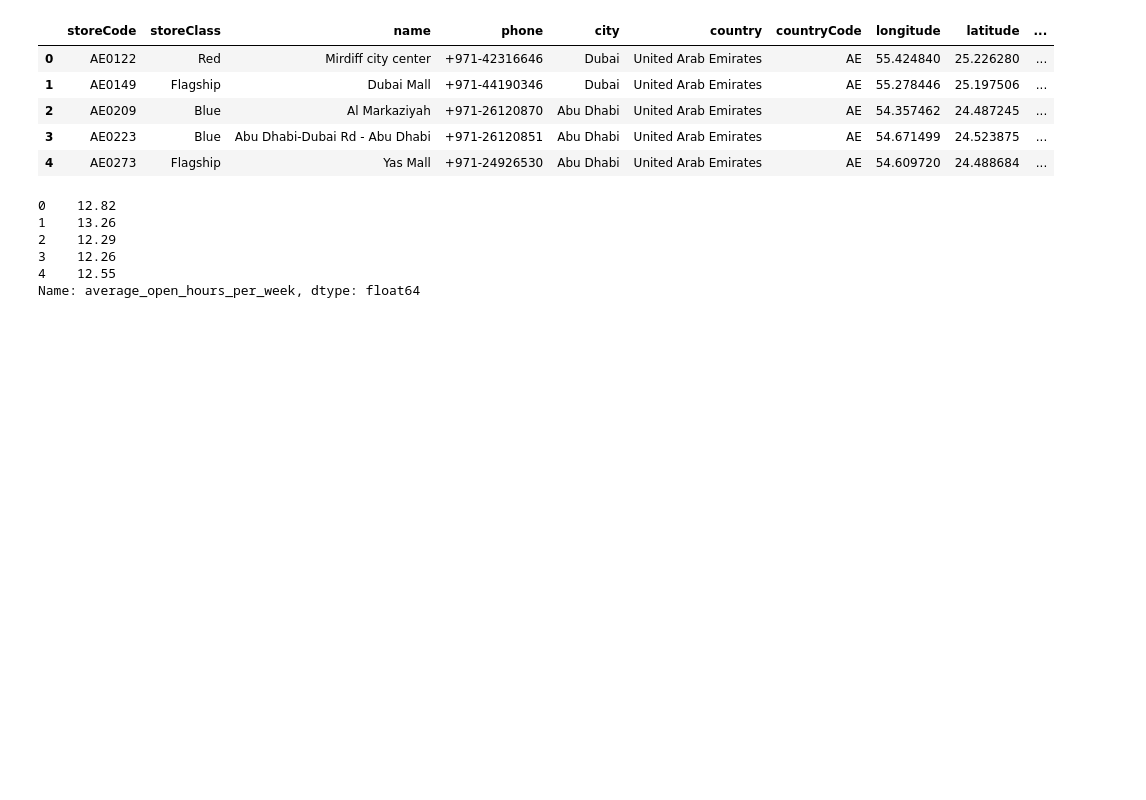
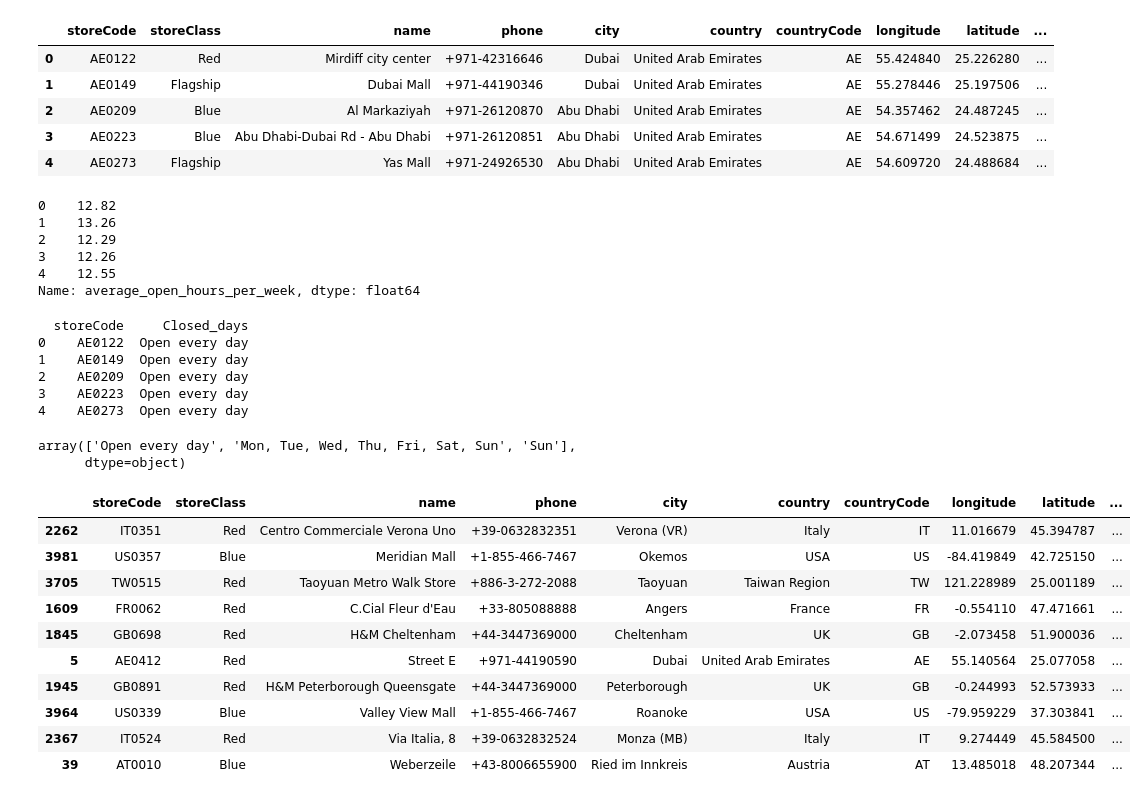
Before and after one commit to anamolinero/andrea-ana, a Jupyter notebook: documents/02_eda_stores.ipynb, the cells around one changed output. Cells and saved outputs as stored; diff of their text form; code cells hidden in the pictures; blank space fills up the shorter version.

```diff
--- a/documents/02_eda_stores.ipynb
+++ b/documents/02_eda_stores.ipynb
@@ -197,5 +197,45 @@ df_shops["average_open_hours_per_week"].head()
 3    12.26
 4    12.55
 Name: average_open_hours_per_week, dtype: float64
+# %%
+days = ['Mon', 'Tue', 'Wed', 'Thu', 'Fri', 'Sat', 'Sun']
+# %%
+def closed_days(row):
+    closed = []
+    for day in days:
+        if pd.isna(row[f'{day}_open_hours']):
+            closed.append(day)
+    return ', '.join(closed) if closed else 'Open every day'
+
+df_shops['Closed_days'] = df_shops.apply(closed_days, axis=1)
+
+# Mostrar ejemplo
+print(df_shops[['storeCode', 'Closed_days']].head())
+# %% [output]
+  storeCode     Closed_days
+0    AE0122  Open every day
+1    AE0149  Open every day
+2    AE0209  Open every day
+3    AE0223  Open every day
+4    AE0273  Open every day
+# %%
+df_shops['Closed_days'].unique()
+# %% [output]
+array(['Open every day', 'Mon, Tue, Wed, Thu, Fri, Sat, Sun', 'Sun'],
+      dtype=object)
+# %%
+df_shops.sample(10)
+# %% [output]
+|  | storeCode | storeClass | name | phone | city | country | countryCode | longitude | latitude | ... |
+| 2262 | IT0351 | Red | Centro Commerciale Verona Uno | +39-0632832351 | Verona (VR) | Italy | IT | 11.016679 | 45.394787 | ... |
+| 3981 | US0357 | Blue | Meridian Mall | +1-855-466-7467 | Okemos | USA | US | -84.419849 | 42.725150 | ... |
+| 3705 | TW0515 | Red | Taoyuan Metro Walk Store | +886-3-272-2088 | Taoyuan | Taiwan Region | TW | 121.228989 | 25.001189 | ... |
+| 1609 | FR0062 | Red | C.Cial Fleur d'Eau | +33-805088888 | Angers | France | FR | -0.554110 | 47.471661 | ... |
+| 1845 | GB0698 | Red | H&M Cheltenham | +44-3447369000 | Cheltenham | UK | GB | -2.073458 | 51.900036 | ... |
+| 5 | AE0412 | Red | Street E | +971-44190590 | Dubai | United Arab Emirates | AE | 55.140564 | 25.077058 | ... |
+| 1945 | GB0891 | Red | H&M Peterborough Queensgate | +44-3447369000 | Peterborough | UK | GB | -0.244993 | 52.573933 | ... |
+| 3964 | US0339 | Blue | Valley View Mall | +1-855-466-7467 | Roanoke | USA | US | -79.959229 | 37.303841 | ... |
+| 2367 | IT0524 | Red | Via Italia, 8 | +39-0632832524 | Monza (MB) | Italy | IT | 9.274449 | 45.584500 | ... |
+| 39 | AT0010 | Blue | Weberzeile | +43-8006655900 | Ried im Innkreis | Austria | AT | 13.485018 | 48.207344 | ... |
 # %%
 df_shops.to_csv("../files/stores_clean.csv")
```
Also changed, not shown: 3 other files.
